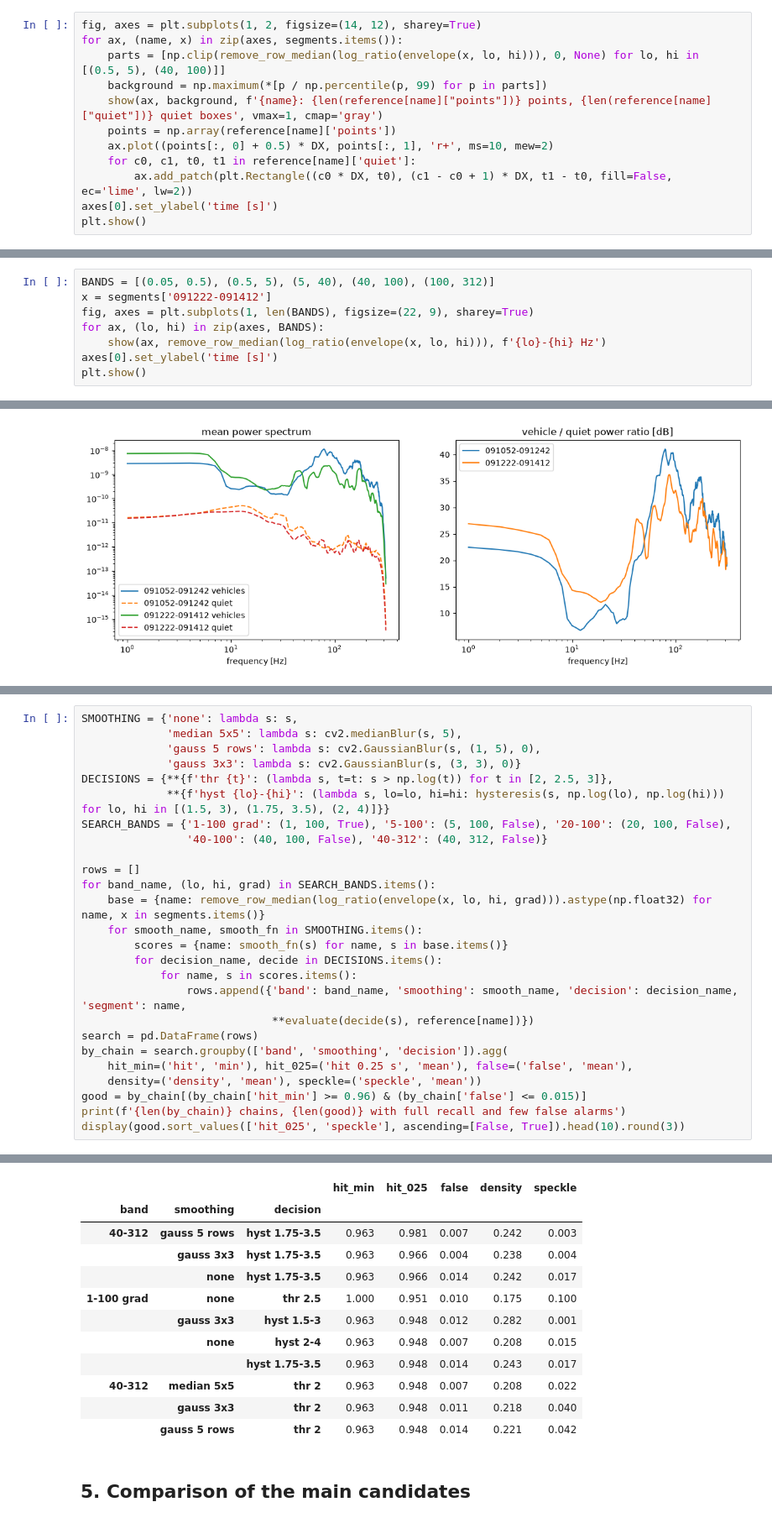
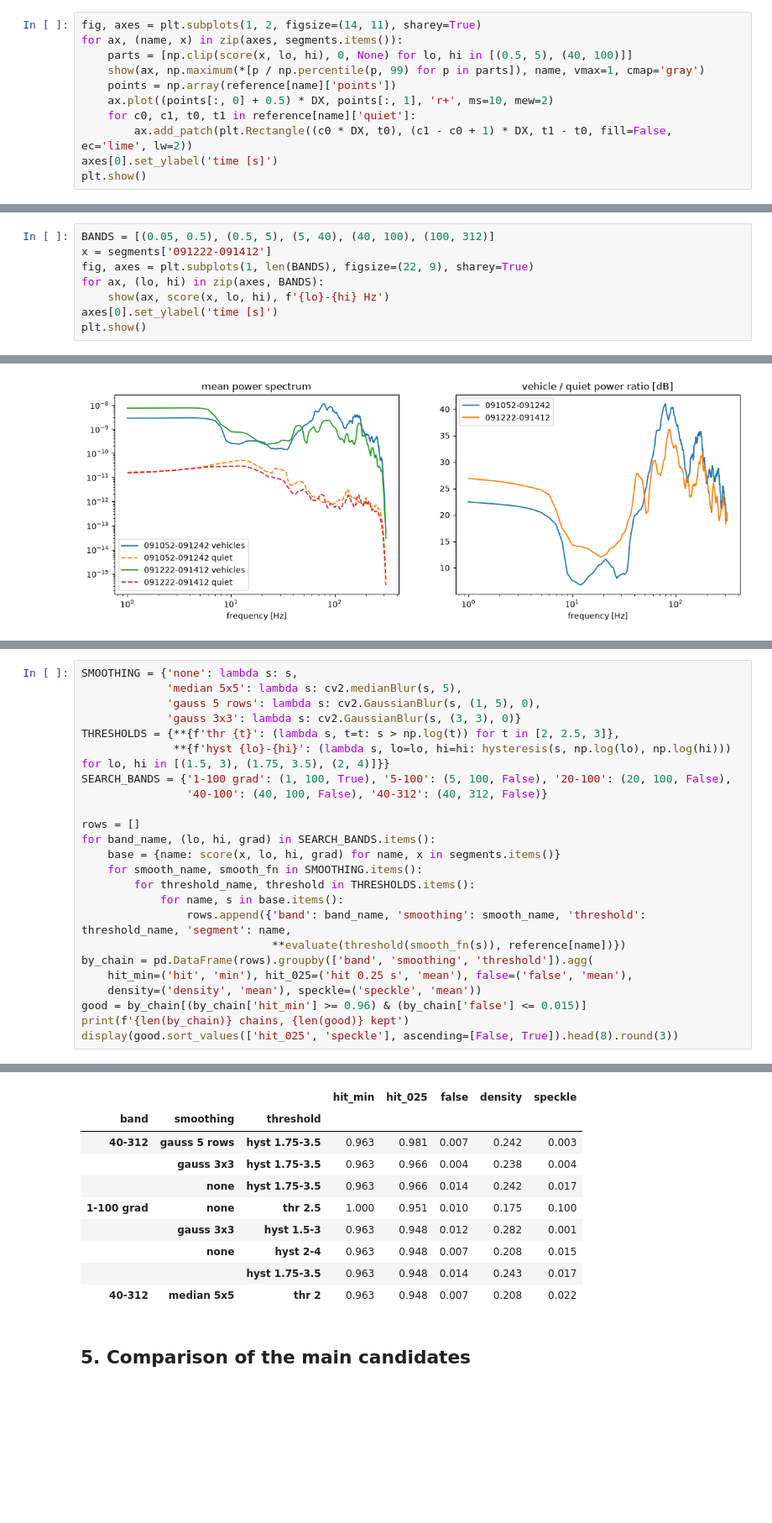
Before and after one commit to siwens77/CV-vehicle-detection, a Jupyter notebook: notebooks/iteration3_denoising_real.ipynb, the cells around one changed output, grey strips where cells are left out. Shown at 84% size. Cells and saved outputs as stored; diff of their text form; blank space fills up the shorter version.

```diff
--- a/notebooks/iteration3_denoising_real.ipynb
+++ b/notebooks/iteration3_denoising_real.ipynb
@@ -144,9 +146,8 @@ Red crosses = points on vehicles, green boxes = quiet areas. Background: maximum
 # %%
-fig, axes = plt.subplots(1, 2, figsize=(14, 12), sharey=True)
+fig, axes = plt.subplots(1, 2, figsize=(14, 11), sharey=True)
 for ax, (name, x) in zip(axes, segments.items()):
-    parts = [np.clip(remove_row_median(log_ratio(envelope(x, lo, hi))), 0, None) for lo, hi in [(0.5, 5), (40, 100)]]
-    background = np.maximum(*[p / np.percentile(p, 99) for p in parts])
-    show(ax, background, f'{name}: {len(reference[name]["points"])} points, {len(reference[name]["quiet"])} quiet boxes', vmax=1, cmap='gray')
+    parts = [np.clip(score(x, lo, hi), 0, None) for lo, hi in [(0.5, 5), (40, 100)]]
+    show(ax, np.maximum(*[p / np.percentile(p, 99) for p in parts]), name, vmax=1, cmap='gray')
     points = np.array(reference[name]['points'])
     ax.plot((points[:, 0] + 0.5) * DX, points[:, 1], 'r+', ms=10, mew=2)
     for c0, c1, t0, t1 in reference[name]['quiet']:
@@ -164,7 +165,7 @@ BANDS = [(0.05, 0.5), (0.5, 5), (5, 40), (40, 100), (100, 312)]
 x = segments['091222-091412']
 fig, axes = plt.subplots(1, len(BANDS), figsize=(22, 9), sharey=True)
 for ax, (lo, hi) in zip(axes, BANDS):
-    show(ax, remove_row_median(log_ratio(envelope(x, lo, hi))), f'{lo}-{hi} Hz')
+    show(ax, score(x, lo, hi), f'{lo}-{hi} Hz')
 axes[0].set_ylabel('time [s]')
 plt.show()
 # %% [output]
@@ -216,25 +217,23 @@ SMOOTHING = {'none': lambda s: s,
              'median 5x5': lambda s: cv2.medianBlur(s, 5),
              'gauss 5 rows': lambda s: cv2.GaussianBlur(s, (1, 5), 0),
              'gauss 3x3': lambda s: cv2.GaussianBlur(s, (3, 3), 0)}
-DECISIONS = {**{f'thr {t}': (lambda s, t=t: s > np.log(t)) for t in [2, 2.5, 3]},
-             **{f'hyst {lo}-{hi}': (lambda s, lo=lo, hi=hi: hysteresis(s, np.log(lo), np.log(hi))) for lo, hi in [(1.5, 3), (1.75, 3.5), (2, 4)]}}
+THRESHOLDS = {**{f'thr {t}': (lambda s, t=t: s > np.log(t)) for t in [2, 2.5, 3]},
+              **{f'hyst {lo}-{hi}': (lambda s, lo=lo, hi=hi: hysteresis(s, np.log(lo), np.log(hi))) for lo, hi in [(1.5, 3), (1.75, 3.5), (2, 4)]}}
 SEARCH_BANDS = {'1-100 grad': (1, 100, True), '5-100': (5, 100, False), '20-100': (20, 100, False),
                 '40-100': (40, 100, False), '40-312': (40, 312, False)}
 
 rows = []
 for band_name, (lo, hi, grad) in SEARCH_BANDS.items():
-    base = {name: remove_row_median(log_ratio(envelope(x, lo, hi, grad))).astype(np.float32) for name, x in segments.items()}
+    base = {name: score(x, lo, hi, grad) for name, x in segments.items()}
     for smooth_name, smooth_fn in SMOOTHING.items():
-        scores = {name: smooth_fn(s) for name, s in base.items()}
-        for decision_name, decide in DECISIONS.items():
-            for name, s in scores.items():
-                rows.append({'band': band_name, 'smoothing': smooth_name, 'decision': decision_name, 'segment': name,
-                             **evaluate(decide(s), reference[name])})
-search = pd.DataFrame(rows)
-by_chain = search.groupby(['band', 'smoothing', 'decision']).agg(
+        for threshold_name, threshold in THRESHOLDS.items():
+            for name, s in base.items():
+                rows.append({'band': band_name, 'smoothing': smooth_name, 'threshold': threshold_name, 'segment': name,
+                             **evaluate(threshold(smooth_fn(s)), reference[name])})
+by_chain = pd.DataFrame(rows).groupby(['band', 'smoothing', 'threshold']).agg(
     hit_min=('hit', 'min'), hit_025=('hit 0.25 s', 'mean'), false=('false', 'mean'),
     density=('density', 'mean'), speckle=('speckle', 'mean'))
 good = by_chain[(by_chain['hit_min'] >= 0.96) & (by_chain['false'] <= 0.015)]
-print(f'{len(by_chain)} chains, {len(good)} with full recall and few false alarms')
-display(good.sort_values(['hit_025', 'speckle'], ascending=[False, True]).head(10).round(3))
+print(f'{len(by_chain)} chains, {len(good)} kept')
+display(good.sort_values(['hit_025', 'speckle'], ascending=[False, True]).head(8).round(3))
 # %% [output]
@@ -242,5 +241,5 @@ display(good.sort_values(['hit_025', 'speckle'], ascending=[False, True]).head(1
 |  |  |  | hit_min | hit_025 | false | density | speckle |
-| band | smoothing | decision |  |  |  |  |  |
+| band | smoothing | threshold |  |  |  |  |  |
 | 40-312 | gauss 5 rows | hyst 1.75-3.5 | 0.963 | 0.981 | 0.007 | 0.242 | 0.003 |
 |  | gauss 3x3 | hyst 1.75-3.5 | 0.963 | 0.966 | 0.004 | 0.238 | 0.004 |
 |  | none | hyst 1.75-3.5 | 0.963 | 0.966 | 0.014 | 0.242 | 0.017 |
@@ -249,8 +248,6 @@ display(good.sort_values(['hit_025', 'speckle'], ascending=[False, True]).head(1
 |  | none | hyst 2-4 | 0.963 | 0.948 | 0.007 | 0.208 | 0.015 |
 |  |  | hyst 1.75-3.5 | 0.963 | 0.948 | 0.014 | 0.243 | 0.017 |
 | 40-312 | median 5x5 | thr 2 | 0.963 | 0.948 | 0.007 | 0.208 | 0.022 |
-|  | gauss 3x3 | thr 2 | 0.963 | 0.948 | 0.011 | 0.218 | 0.040 |
-|  | gauss 5 rows | thr 2 | 0.963 | 0.948 | 0.014 | 0.221 | 0.042 |
 # %% [markdown]
 ## 5. Comparison of the main candidates
 # %%
```
Also changed, not shown: parts of 29 cells of this notebook, 1 other file.
